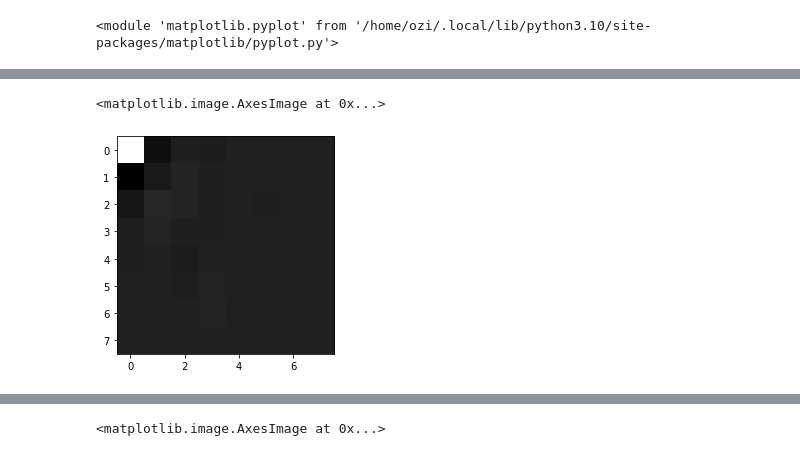
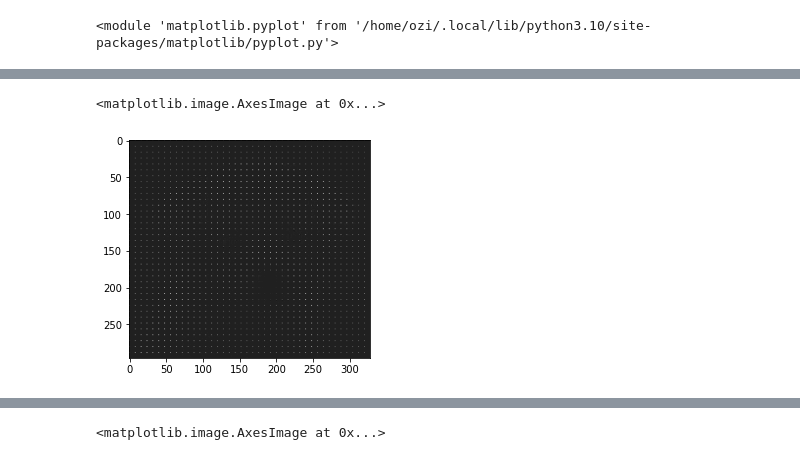
Before and after one commit to KareemElozeiri/JPEG-From-Scratch, a Jupyter notebook: notebooks/DCT.ipynb, the cells around one changed output, grey strips where cells are left out. Drawn from its saved outputs; the diff is of its cells as text; code cells hidden in the pictures.

```diff
--- a/notebooks/DCT.ipynb
+++ b/notebooks/DCT.ipynb
@@ -122,5 +140,13 @@ plt.imshow(mf, cmap="gray")
+# %%
+fig_dct[0,0] /= 64
+# %%
+fig_dct[0,1:] /= 32
+# %%
+fig_dct[1:,0] /= 32
+# %%
+fig_dct[1:,1:] /= 16
 # %%
-plt.imshow(mf[64:72, 64:72], cmap="gray")
+plt.imshow( fig_dct, cmap="gray")
 # %% [output]
 <matplotlib.image.AxesImage at 0x...>
-[figure, old version]
+[figure, new version]
```
Also changed, not shown: parts of 19 cells of this notebook, 1 other file.
